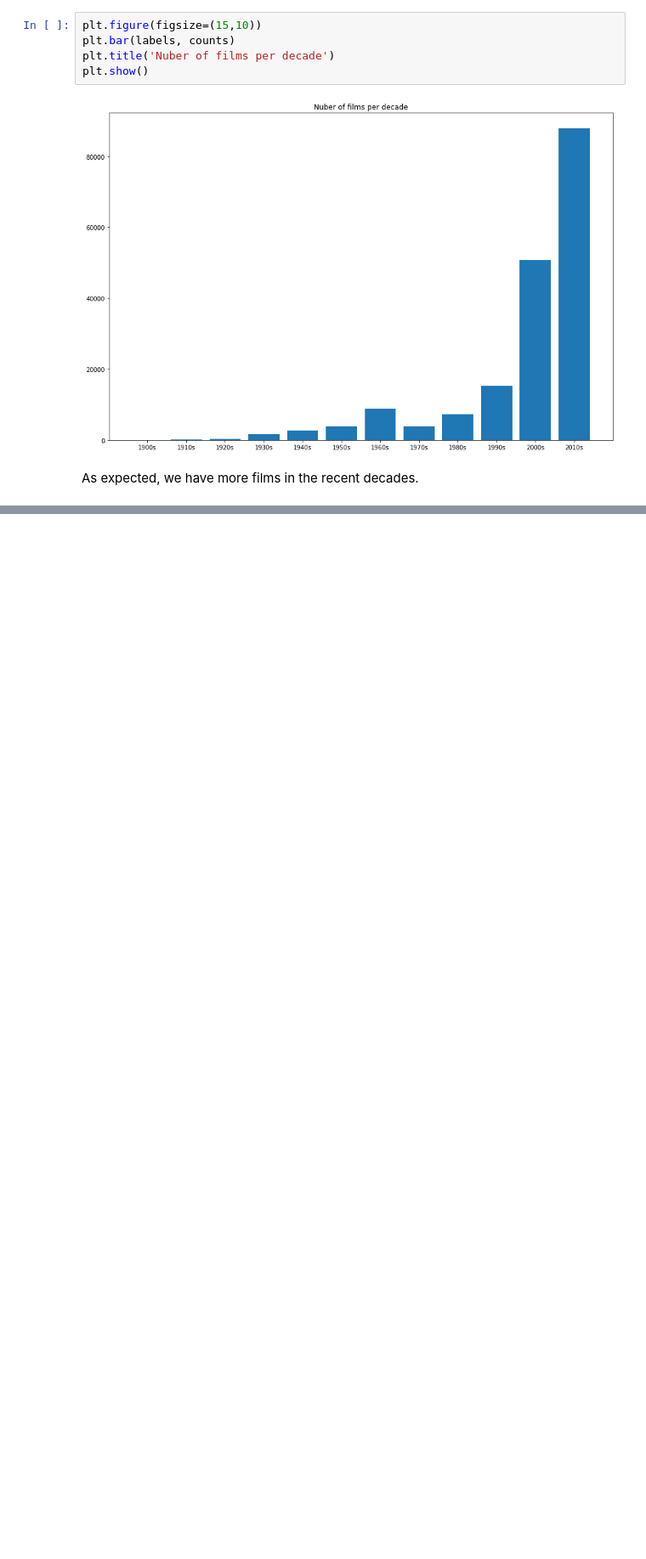
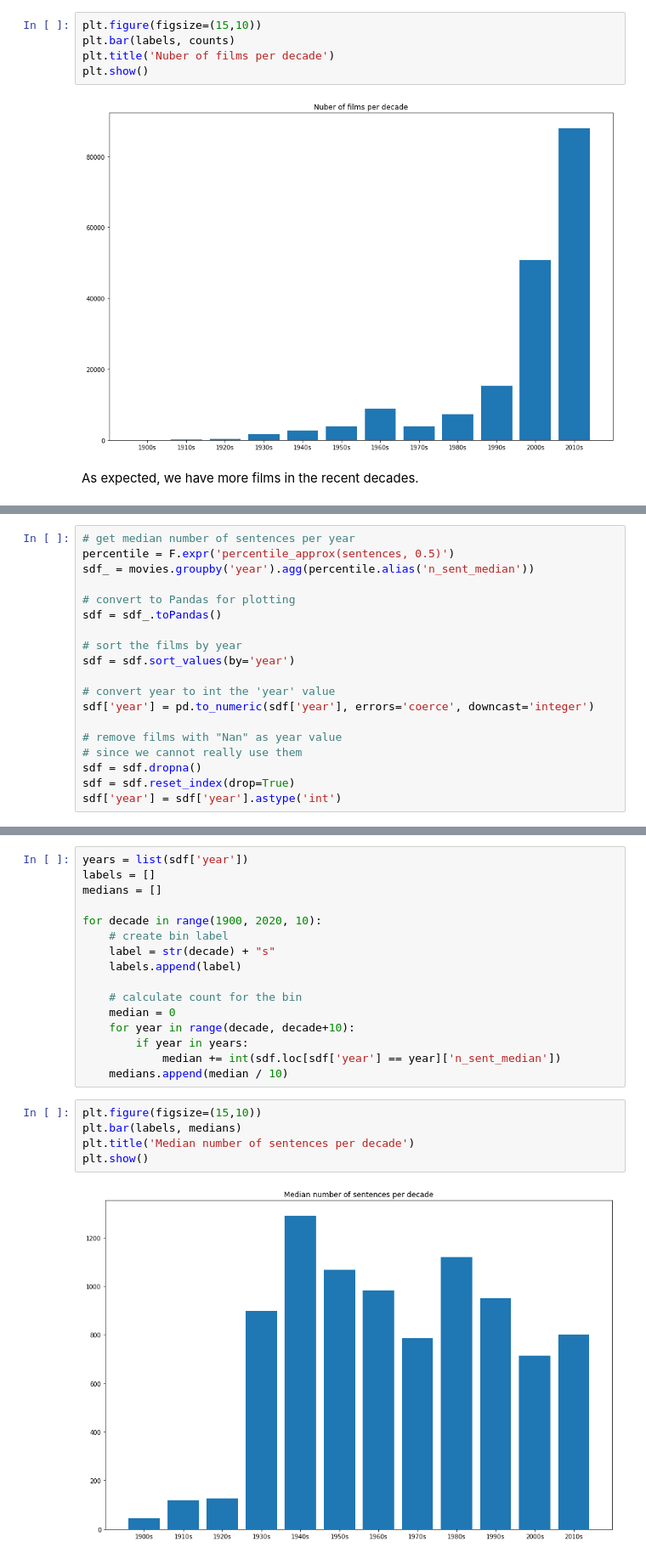
Before and after one commit to RobertInjac/ADA-Project-2018-OpenSubtitles, a Jupyter notebook: Project.ipynb, the cells around one changed output, grey strips where cells are left out. Shown: that part at 85% size. Saved outputs shown, nothing was run; the diff lists cells and outputs as text; blank space fills up the shorter version.

Commit message:
Added median number of sentences and words

```diff
--- a/Project.ipynb
+++ b/Project.ipynb
@@ -275,0 +280,19 @@ As expected, we have more films in the recent decades.
+# %%
+# get median number of sentences per year
+percentile = F.expr('percentile_approx(sentences, 0.5)')
+sdf_ = movies.groupby('year').agg(percentile.alias('n_sent_median'))
+
+# convert to Pandas for plotting
+sdf = sdf_.toPandas()
+
+# sort the films by year
+sdf = sdf.sort_values(by='year')
+
+# convert year to int the 'year' value
+sdf['year'] = pd.to_numeric(sdf['year'], errors='coerce', downcast='integer')
+
+# remove films with "Nan" as year value
+# since we cannot really use them
+sdf = sdf.dropna()
+sdf = sdf.reset_index(drop=True)
+sdf['year'] = sdf['year'].astype('int')
@@ -275,0 +301,23 @@ As expected, we have more films in the recent decades.
+# %%
+years = list(sdf['year'])
+labels = []
+medians = []
+
+for decade in range(1900, 2020, 10):
+    # create bin label
+    label = str(decade) + "s"
+    labels.append(label)
+
+    # calculate count for the bin
+    median = 0
+    for year in range(decade, decade+10):
+        if year in years:
+            median += int(sdf.loc[sdf['year'] == year]['n_sent_median'])
+    medians.append(median / 10)
+# %%
+plt.figure(figsize=(15,10))
+plt.bar(labels, medians)
+plt.title('Median number of sentences per decade')
+plt.show()
+# %% [output]
+[figure, added]
```
Also changed, not shown: parts of 10 cells of this notebook.
